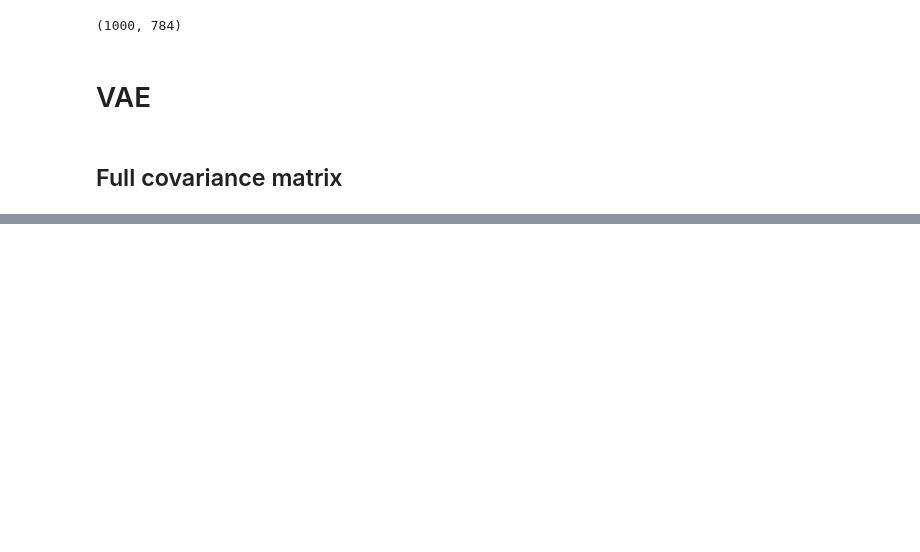
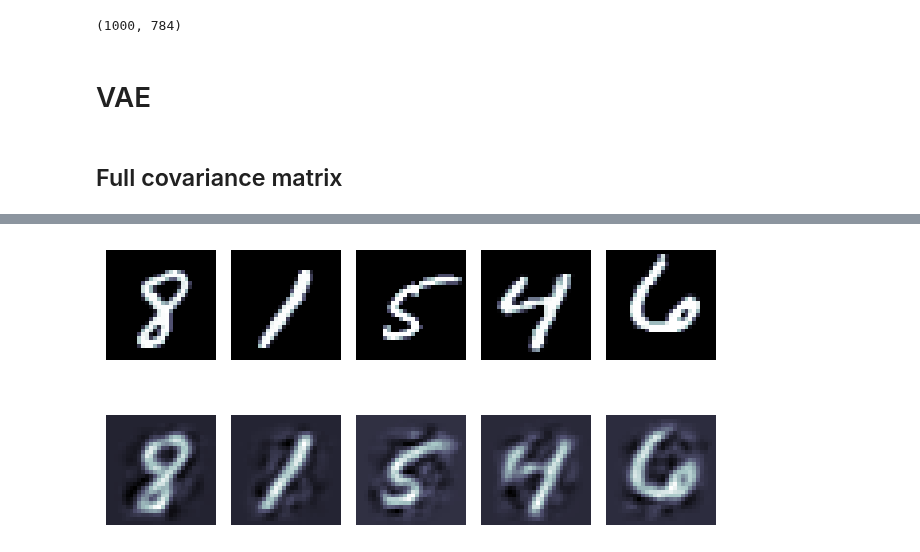
Before and after one commit to gerdm/hard-em-lvm, a Jupyter notebook: notebooks/vae-mnist.ipynb, the cells around one changed output, grey strips where cells are left out. Cells and saved outputs as stored; diff of their text form; code cells hidden in the pictures; blank space fills up the shorter version.

```diff
--- a/notebooks/vae-mnist.ipynb
+++ b/notebooks/vae-mnist.ipynb
@@ -220,0 +224,20 @@ plt.grid(alpha=0.5)
+# %%
+n_samples = 5
+key_samples, _ = jax.random.split(key_test)
+key_samples = jax.random.split(key_samples, n_samples)
+# %%
+ixs_test = jax.random.choice(key_test, len(X_train), (n_samples,))
+
+fig, ax = plt.subplots(2, n_samples, figsize=(6.4, 4.0))
+
+for ax, ix in zip(ax.T, ixs_test):
+    obs = X_train[ix]
+    z, (mean_z, L_z), (mean_x, logvar_x) = model.apply(params_final, obs, key_train)
+
+    ax[0].imshow(obs.reshape(28, 28), cmap="bone")
+    ax[1].imshow(mean_x.reshape(28, 28), cmap="bone")
+    ax[0].axis("off")
+    ax[1].axis("off")
+plt.tight_layout()
+# %% [output]
+[figure, added]
```
Also changed, not shown: parts of 5 cells of this notebook.
